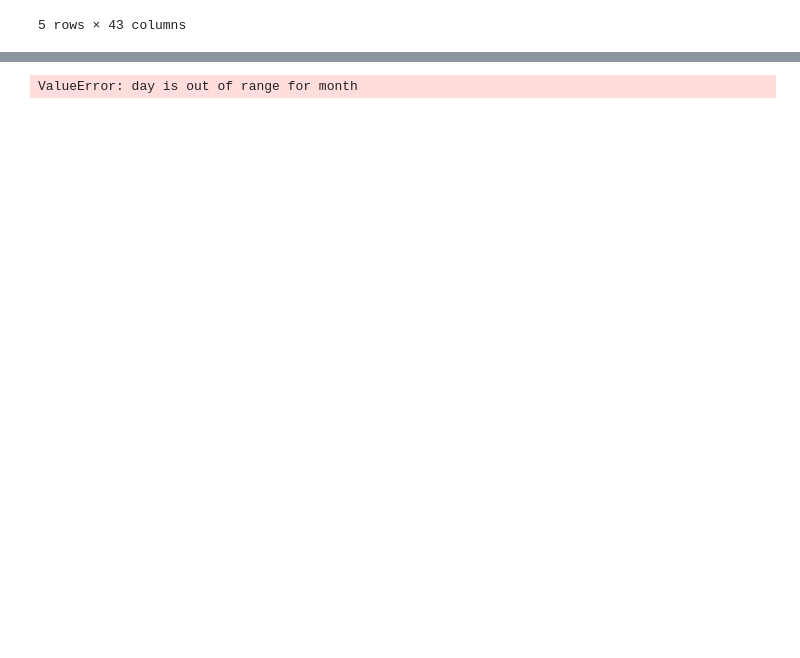
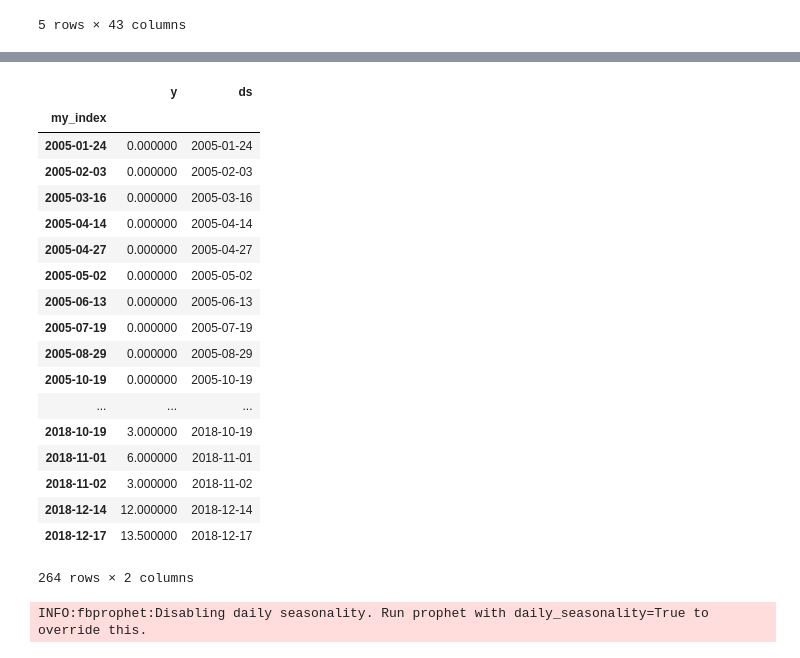
Before and after one commit to EmiliaPaz/EECS731_FinalProject, a Jupyter notebook: notebooks/TimeSeries.ipynb, the cells around one changed output, grey strips where cells are left out. Saved outputs shown, nothing was run; the diff lists cells and outputs as text; code cells hidden in the pictures; blank space fills up the shorter version.

```diff
--- a/notebooks/TimeSeries.ipynb
+++ b/notebooks/TimeSeries.ipynb
@@ -60,11 +118,52 @@ final
+# %%
+from scipy import stats
+
+my_data = houses.loc[houses['analysis_neighborhood'] == "Mission" ]
+final = my_data[[ 'ACTDT', 'UNITS','analysis_neighborhood']]
+final['my_index'] = final['ACTDT'].astype(str).apply(lambda x: pd.to_datetime(x))
+
+final = final.sort_values(by=['my_index'])
+final['UNITS'] = final.UNITS.astype(int)
+final = final[final.UNITS >= 0]
+
+final = final.groupby('my_index').mean()
+final = final[final.UNITS >= 0]
+
+final.rename(columns={ "UNITS": "y"}, inplace = True)
+final['ds'] = final.index
+
+# final.rename(columns={ "Closed Roll Year": "my_index"}, inplace = True)
+
+# final['y'] = final['Assessed Improvement Value'] + final['Assessed Land Value']
+# # final = np.around(final[['my_index']],decimals= 0)
+# final['z'] = np.abs(stats.zscore(final['y']))
+
+final
+# %% [output]
+|  | y | ds |
+| my_index |  |  |
+| 2005-01-24 | 0.000000 | 2005-01-24 |
+| 2005-02-03 | 0.000000 | 2005-02-03 |
+| 2005-03-16 | 0.000000 | 2005-03-16 |
+| 2005-04-14 | 0.000000 | 2005-04-14 |
+| 2005-04-27 | 0.000000 | 2005-04-27 |
+| 2005-05-02 | 0.000000 | 2005-05-02 |
+| 2005-06-13 | 0.000000 | 2005-06-13 |
+| 2005-07-19 | 0.000000 | 2005-07-19 |
+| 2005-08-29 | 0.000000 | 2005-08-29 |
+| 2005-10-19 | 0.000000 | 2005-10-19 |
+| ... | ... | ... |
+| 2018-10-19 | 3.000000 | 2018-10-19 |
+| 2018-11-01 | 6.000000 | 2018-11-01 |
+| 2018-11-02 | 3.000000 | 2018-11-02 |
+| 2018-12-14 | 12.000000 | 2018-12-14 |
+| 2018-12-17 | 13.500000 | 2018-12-17 |
+264 rows × 2 columns
 # %%
-m = Prophet(yearly_seasonality = True,weekly_seasonality=False,daily_seasonality=False, seasonality_prior_scale=0.1)
+m = Prophet( yearly_seasonality =True )
 m.fit(final)
-future = m.make_future_dataframe(periods = 2, freq= 'Y')
+future = m.make_future_dataframe(periods = 3, freq= 'M')
 forecast = m.predict(future)
 pd.plotting.register_matplotlib_converters()
-
-m.plot_components(forecast)
-fig1 = m.plot(forecast)
 # %% [output]
-ValueError: day is out of range for month
+INFO:fbprophet:Disabling daily seasonality. Run prophet with daily_seasonality=True to override this.
```
Also changed, not shown: parts of 7 cells of this notebook.
